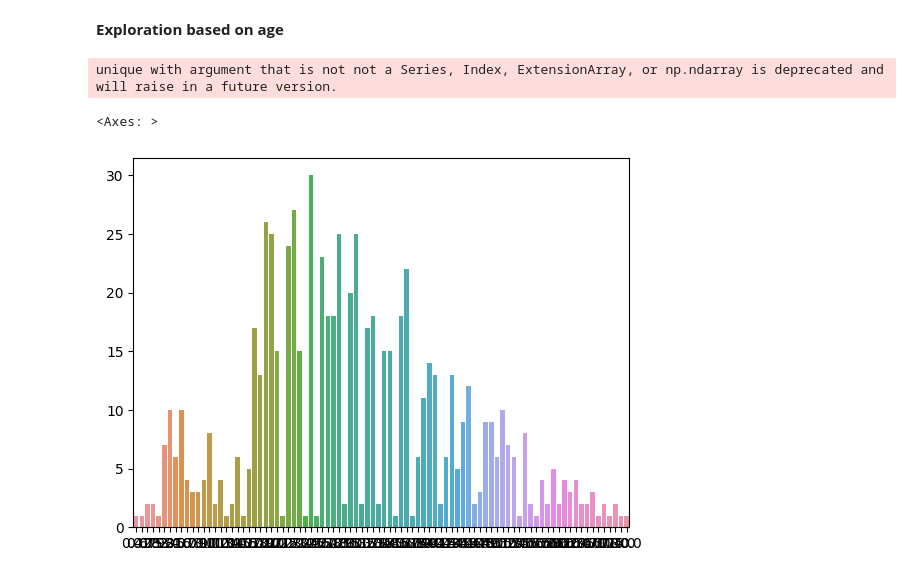
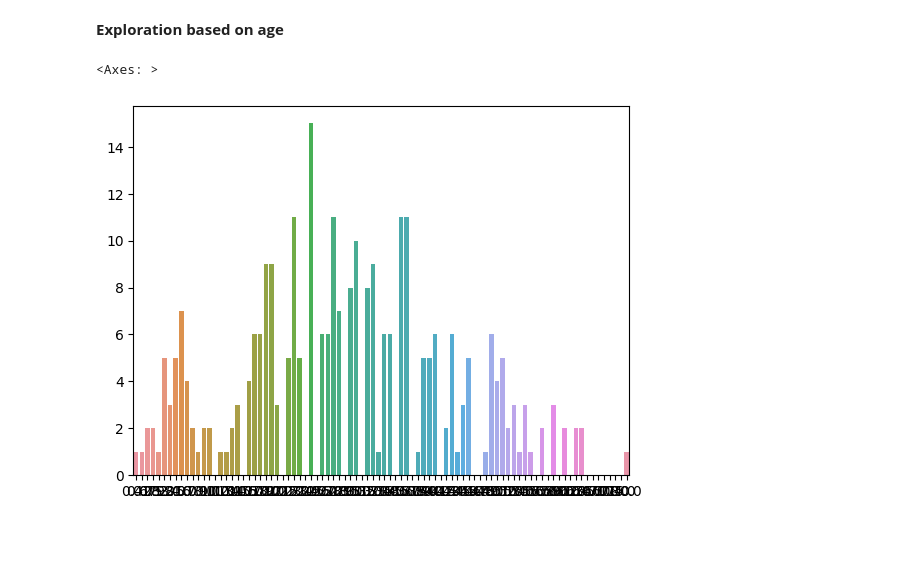
Before and after one commit to anubhavsaxena14/Kaggle_Titanic_Survival_Prediction_Logistic_Regression, a Jupyter notebook: titanic-survival-prediction-logistic-regression.ipynb, the cells around one changed output. Drawn from its saved outputs; the diff is of its cells as text; code cells hidden in the pictures; blank space fills up the shorter version.

Commit message:
Complete exploration of data

```diff
--- a/titanic-survival-prediction-logistic-regression.ipynb
+++ b/titanic-survival-prediction-logistic-regression.ipynb
@@ -196,21 +207,24 @@ df_train.head()
 **Exploration based on age**
 # %%
 unq_age = set(df_train['Age'])
-surv_unq_age = []
+surv = []
 upd_unq_age = []
 
 for i in unq_age:
     sum_surv = 0
     upd_unq_age.append(i)
-    for j in df_train['Age']:
-        if(i == j):
-            sum_surv += 1
+    for j,k in zip(df_train['Age'], df_train['Survived']):
+        if(j == i):
+            #print(j)
+            sum_surv += k
         else:
-            sum_surv += 0
-    surv_unq_age.append(sum_surv)
+            pass
+            #print(j,k)
+    surv.append(sum_surv)
 
-sns.barplot(x = upd_unq_age, y = surv_unq_age, data = df_train)
+#print("surv is", surv)
+
+sns.barplot(x = upd_unq_age, y = surv, data = df_train)
 # %% [output]
-unique with argument that is not not a Series, Index, ExtensionArray, or np.ndarray is deprecated and will raise in a future version.
+<Axes: >
-<Axes: >
-[figure, old version]
+[figure, new version]
```
Also changed, not shown: parts of 13 cells of this notebook.
